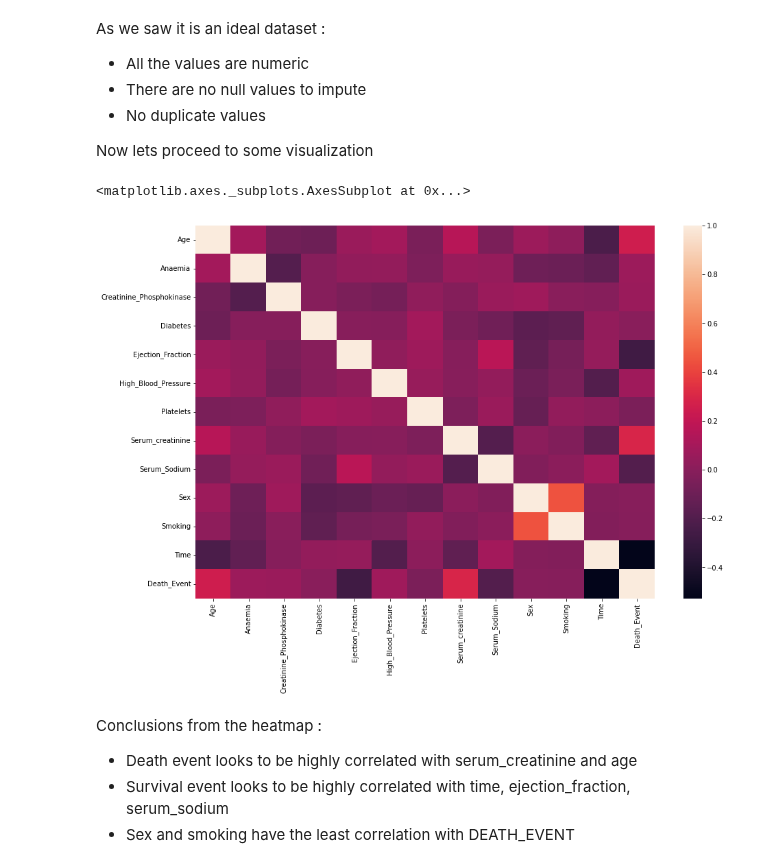
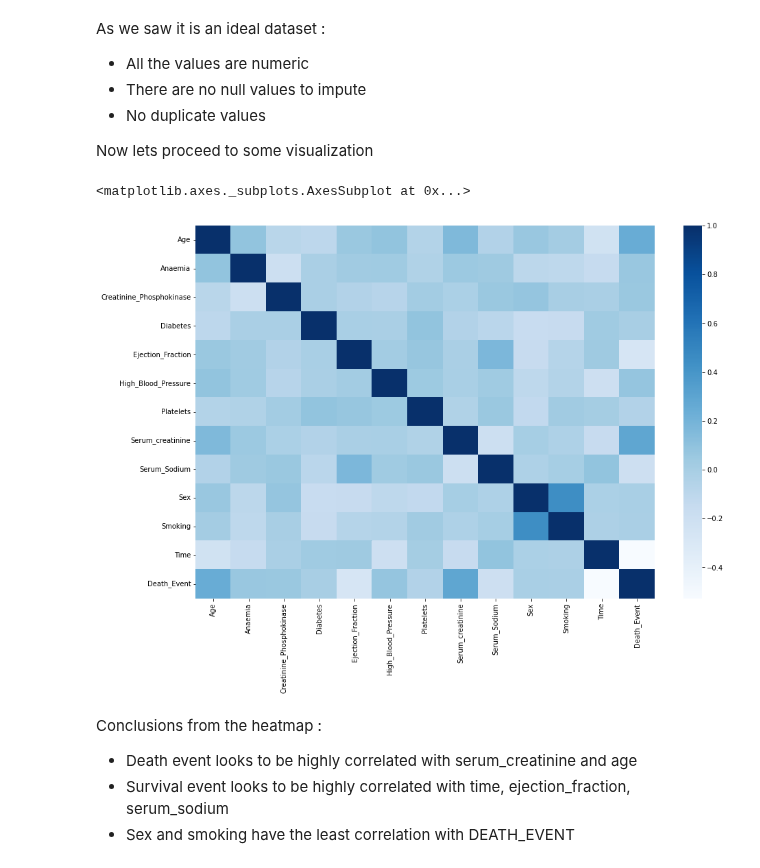
Before and after one commit to spros1/HeartFailureAnalysis, a Jupyter notebook: ExcerA_Heart_Failure.ipynb, the cells around one changed output. Saved outputs shown, nothing was run; the diff lists cells and outputs as text; code cells hidden in the pictures.

```diff
--- a/ExcerA_Heart_Failure.ipynb
+++ b/ExcerA_Heart_Failure.ipynb
@@ -197,10 +198,10 @@ import seaborn as sns
 # %%
 ## heatmap
 plt.figure(figsize=(15,10))
-sns.heatmap(df.corr())
+sns.heatmap(df.corr(),cmap="Blues")
 # %% [output]
 <matplotlib.axes._subplots.AxesSubplot at 0x...>
-[figure, old version]
+[figure, new version]
 # %% [markdown]
 Conclusions from the heatmap :
 
```
Also changed, not shown: parts of 31 cells of this notebook.
